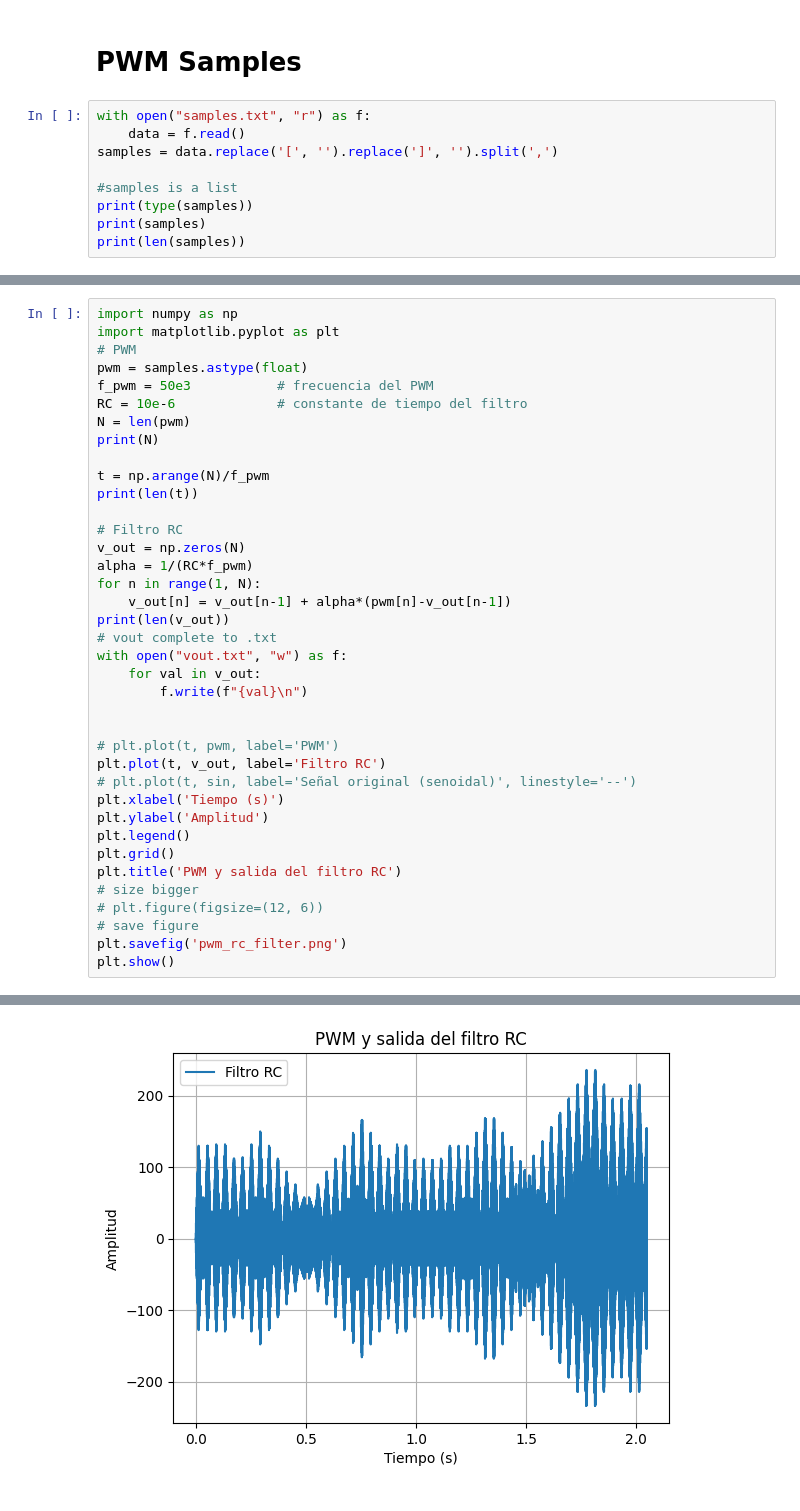
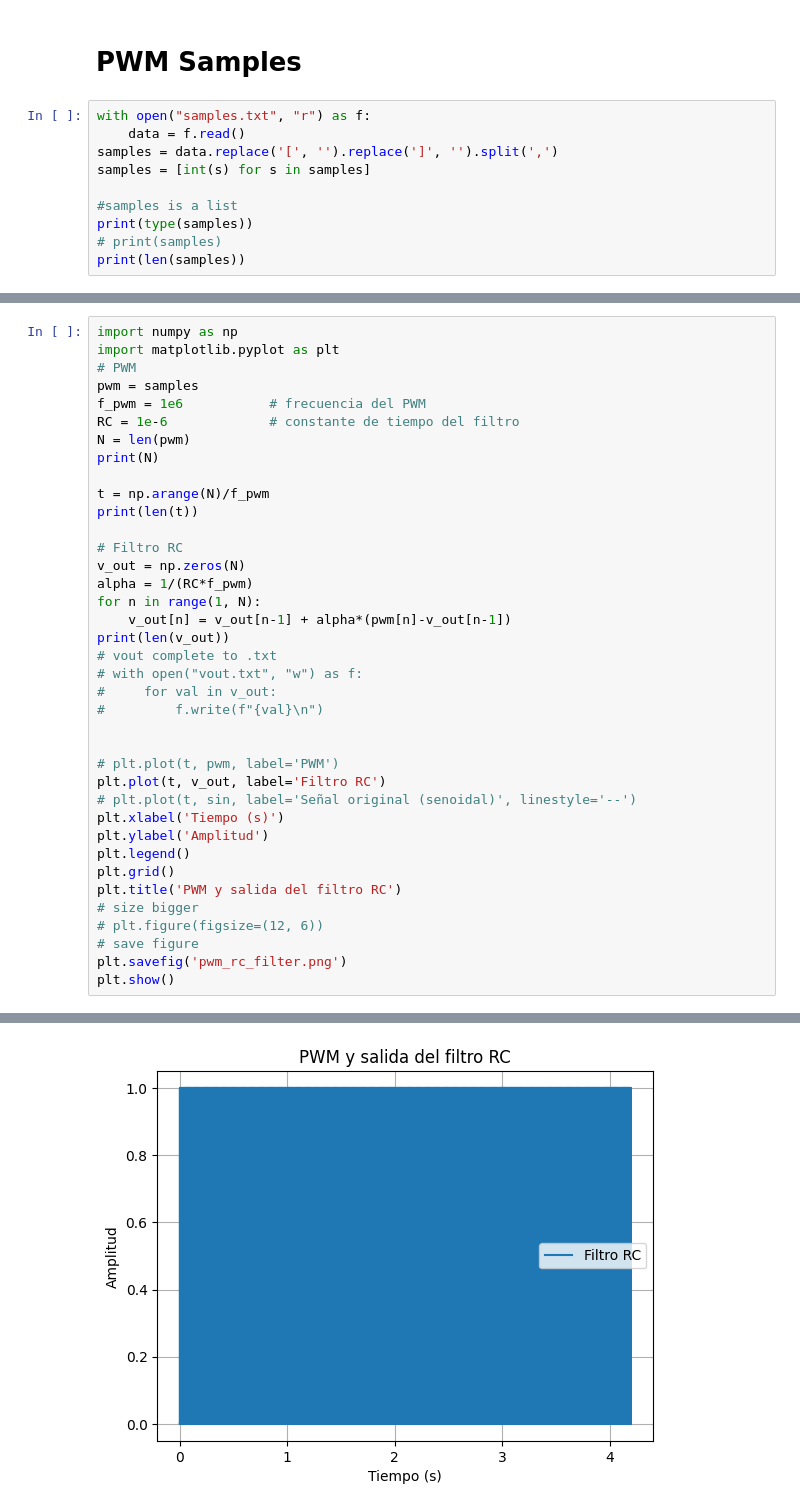
Before and after one commit to Nahueldb/fpga-examples, a Jupyter notebook: PWM/lut.ipynb, the cells around one changed output, grey strips where cells are left out. Cells and saved outputs as stored; diff of their text form.

```diff
--- a/PWM/lut.ipynb
+++ b/PWM/lut.ipynb
@@ -70,10 +70,11 @@ plt.show()
 with open("samples.txt", "r") as f:
     data = f.read()
 samples = data.replace('[', '').replace(']', '').split(',')
+samples = [int(s) for s in samples]
 
 #samples is a list
 print(type(samples))
-print(samples)
+# print(samples)
 print(len(samples))
 # %% [output]
 <class 'list'>
@@ -108,9 +109,9 @@ plt.show()
 import numpy as np
 import matplotlib.pyplot as plt
 # PWM
-pwm = samples.astype(float)
-f_pwm = 50e3           # frecuencia del PWM
-RC = 10e-6             # constante de tiempo del filtro
+pwm = samples
+f_pwm = 1e6           # frecuencia del PWM
+RC = 1e-6             # constante de tiempo del filtro
 N = len(pwm)
 print(N)
 
@@ -124,9 +125,9 @@ for n in range(1, N):
     v_out[n] = v_out[n-1] + alpha*(pwm[n]-v_out[n-1])
 print(len(v_out))
 # vout complete to .txt
-with open("vout.txt", "w") as f:
-    for val in v_out:
-        f.write(f"{val}\n")
+# with open("vout.txt", "w") as f:
+#     for val in v_out:
+#         f.write(f"{val}\n")
 
 
 # plt.plot(t, pwm, label='PWM')
@@ -149 +150 @@ plt.show()
-[figure, old version]
+[figure, new version]
```
Also changed, not shown: parts of 4 cells of this notebook, 3 other files.
